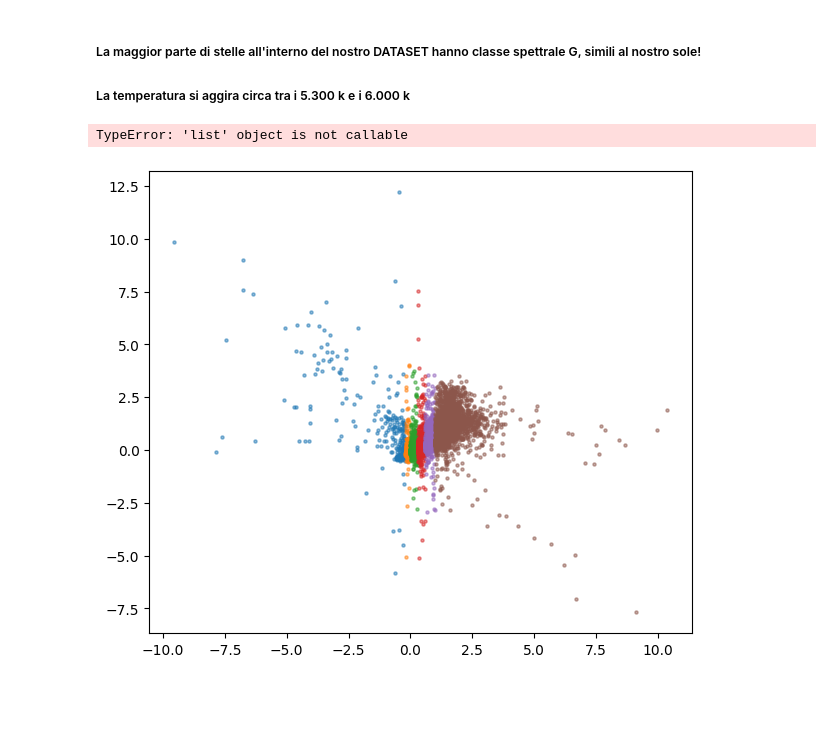
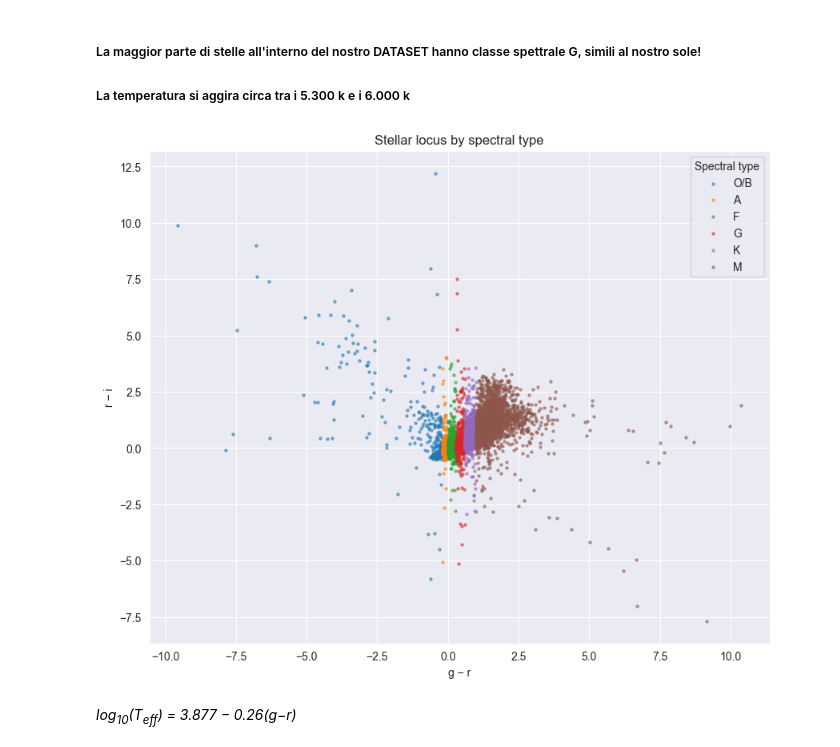
Before and after one commit to FabianCalangiu/Astronomical-Objects-Analysis, a Jupyter notebook: notebooks/explorative_analysis.ipynb, the cells around one changed output. Drawn from its saved outputs; the diff is of its cells as text; code cells hidden in the pictures; blank space fills up the shorter version.

```diff
--- a/notebooks/explorative_analysis.ipynb
+++ b/notebooks/explorative_analysis.ipynb
@@ -246,17 +247,18 @@ plt.show()
 <h5>La maggior parte di stelle all'interno del nostro DATASET hanno classe spettrale G, simili al nostro sole!</h5>
 <h5>La temperatura si aggira circa tra i 5.300 k e i 6.000 k</h5>
 # %%
-plt.figure(figsize=(7,6))
+plt.figure(figsize=(10,8))
 
 for t in ["O/B", "A", "F", "G", "K", "M"]:
     sub = stars[stars["spectral_type"] == t]
     plt.scatter(sub["g_r"], sub["r_i"], s=5, alpha=0.5, label=t)
 
 plt.xlabel("g − r")
 plt.ylabel("r − i")
 plt.title("Stellar locus by spectral type")
 plt.legend(title="Spectral type")
 plt.show()
 # %% [output]
-TypeError: 'list' object is not callable
-[figure, old version]
+[figure, new version]
+# %% [markdown]
+<em>log<sub>10</sub>(T<sub>eff</sub>) = 3.877 − 0.26(g−r)</em>
```
Also changed, not shown: parts of 12 cells of this notebook.
